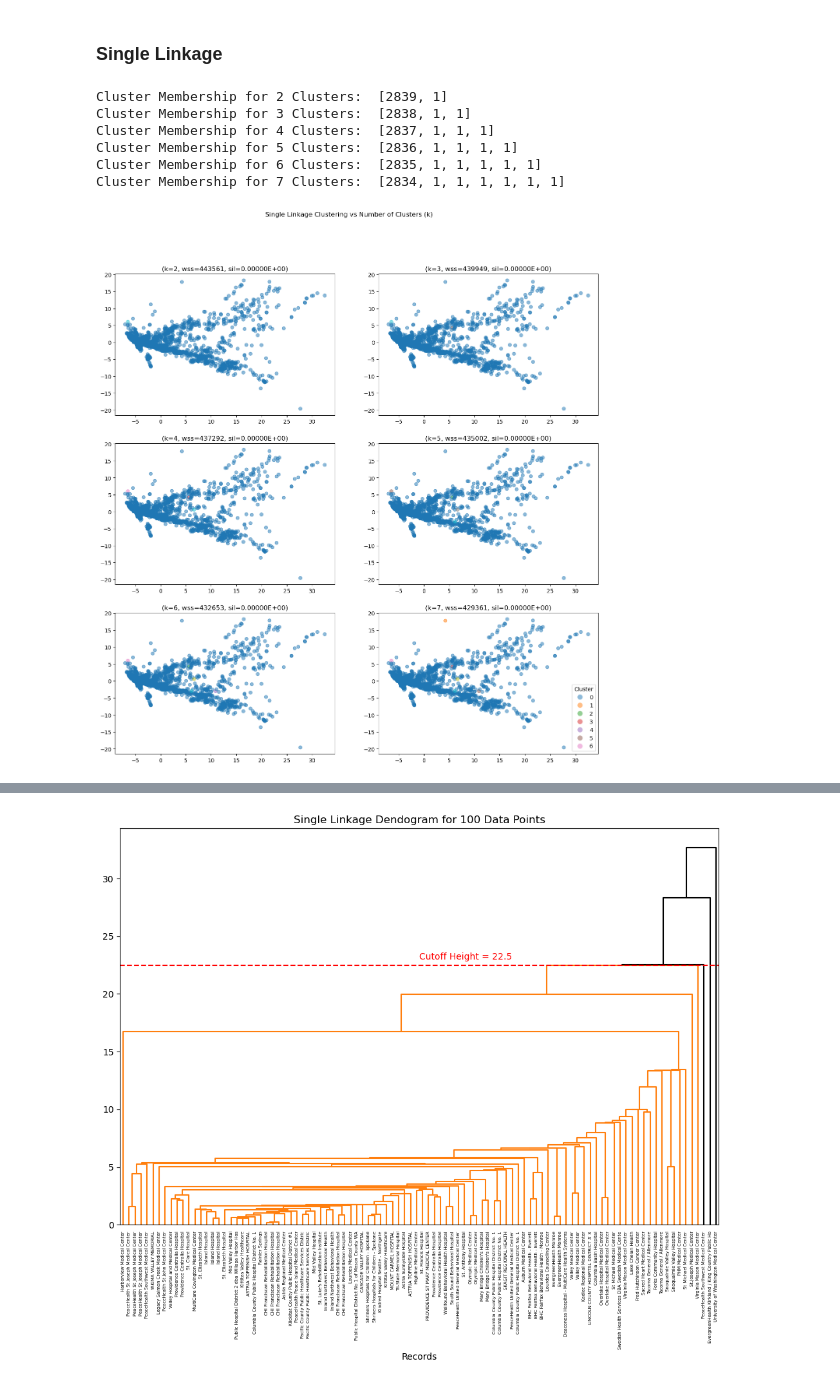
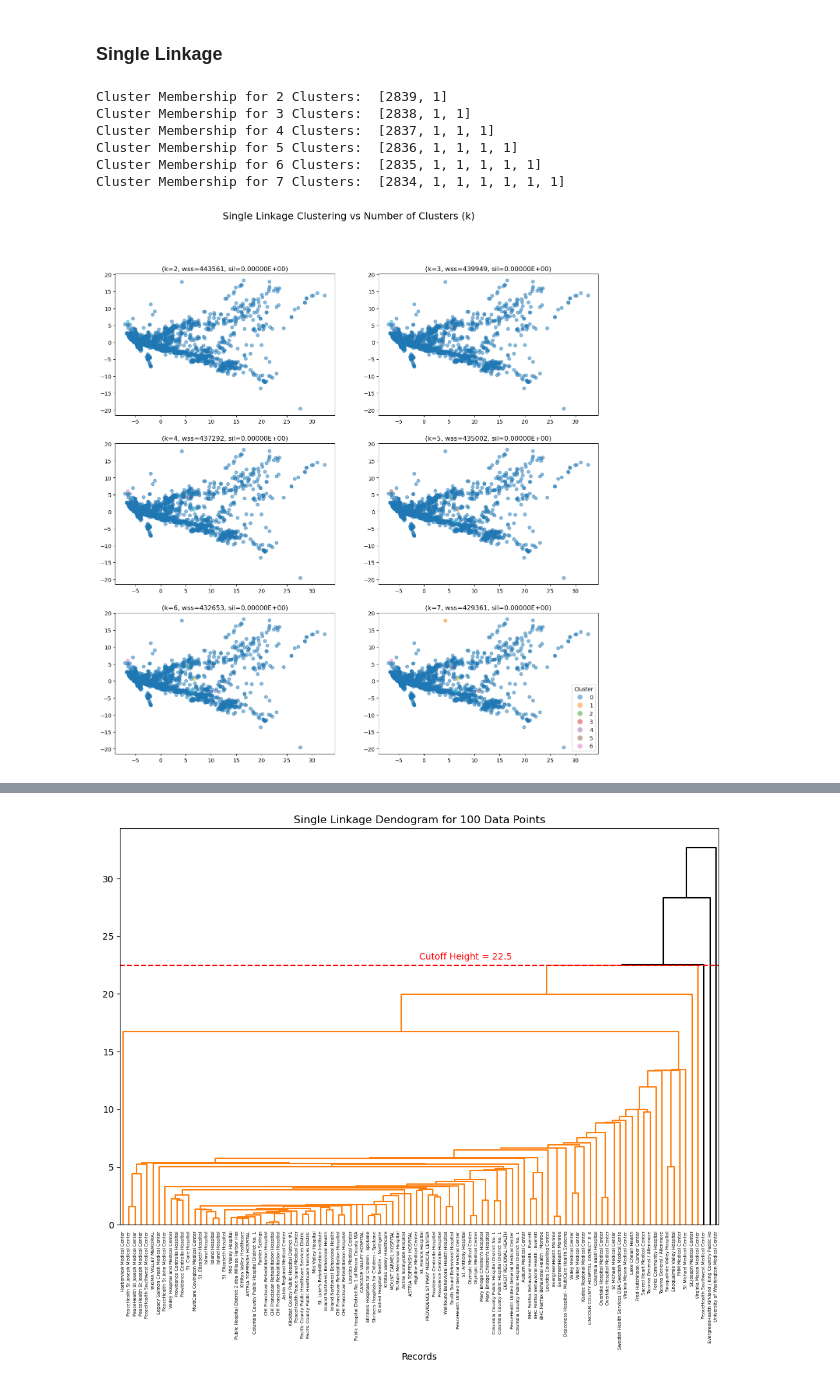
Before and after one commit to EEPayne/exploration_hospital_quarterly_financials_wa, a Jupyter notebook: hierarchical_clustering.ipynb, the cells around one changed output, grey strips where cells are left out. Drawn from its saved outputs; the diff is of its cells as text; code cells hidden in the pictures.

Commit message:
updated plots

```diff
--- a/hierarchical_clustering.ipynb
+++ b/hierarchical_clustering.ipynb
@@ -196,36 +196,36 @@ for i, n in enumerate(n_cluster_grid):
             .reshape(n,hospital_data_scaled.shape[1])
     cluster_membership_by_n[n] = [labels_by_n[i, :][labels_by_n[i, :] == group].shape[0] for group in range(n)]
     print(f'Cluster Membership for {n} Clusters: ', cluster_membership_by_n[n])
     # plot clusters in pca space
     axes[i // 2, i % 2].scatter(x=data_pca[:, 0], y = data_pca[:, 1], c = labels_by_n[i, :],
                                 cmap=colors, alpha=0.5)
     axes[i // 2, i % 2].set_title(f'(k={n}, wss={wss[i]}, sil={sil_scores[i]:.5E})')
 plt.legend(handles=legend_handles, title='Cluster')
-fig.suptitle("Single Linkage Clustering vs Number of Clusters (k)")
+fig.suptitle("Single Linkage Clustering vs Number of Clusters (k)", fontsize=18)
 out_file = os.path.join(os.getcwd(), 'data', 'hierarchical_clustering', 'single_linkage_clusters.png')
 plt.savefig(out_file)
 plt.show()
 
 # wss vs number of clusters
 plt.figure(figsize=(8,6))
 plt.plot(wss)
-plt.title("Within Group Sum of Squares vs N-Clusters")
+plt.title("Within Group Sum of Squares vs K-Clusters")
 plt.xticks(ticks=range(len(n_cluster_grid)), labels=n_cluster_grid)
 plt.xlabel("K")
 plt.ylabel("WSS")
 out_file = os.path.join(os.getcwd(), 'data', 'hierarchical_clustering', 'single_linkage_wss_vs_k.png')
 plt.savefig(out_file)
 plt.show()
 
 all_centroids['single'] = cluster_centroids_by_n
 # %% [output]
 Cluster Membership for 2 Clusters:  [2839, 1]
 Cluster Membership for 3 Clusters:  [2838, 1, 1]
 Cluster Membership for 4 Clusters:  [2837, 1, 1, 1]
 Cluster Membership for 5 Clusters:  [2836, 1, 1, 1, 1]
 Cluster Membership for 6 Clusters:  [2835, 1, 1, 1, 1, 1]
 Cluster Membership for 7 Clusters:  [2834, 1, 1, 1, 1, 1, 1]
-[figure, old version]
+[figure, new version]
 [figure]
 # %%
 # plot full dendogram with data subset
```
Also changed, not shown: parts of 2 cells of this notebook, 6 other files.
